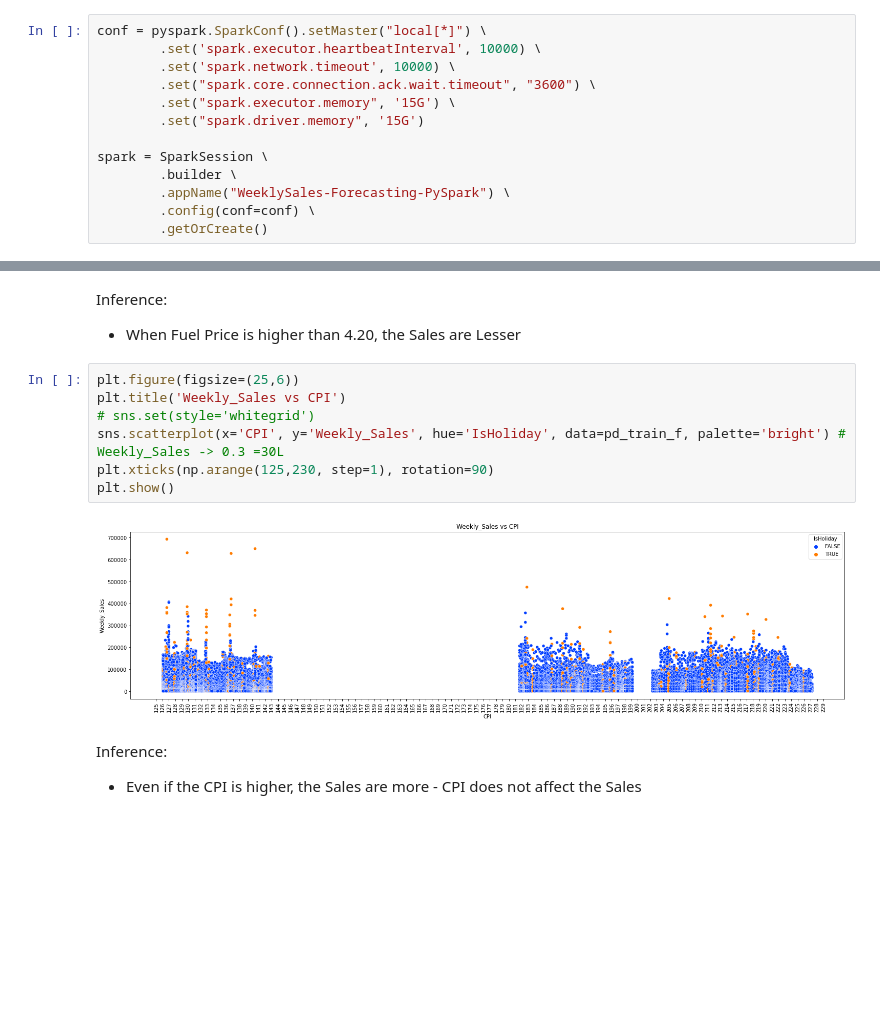
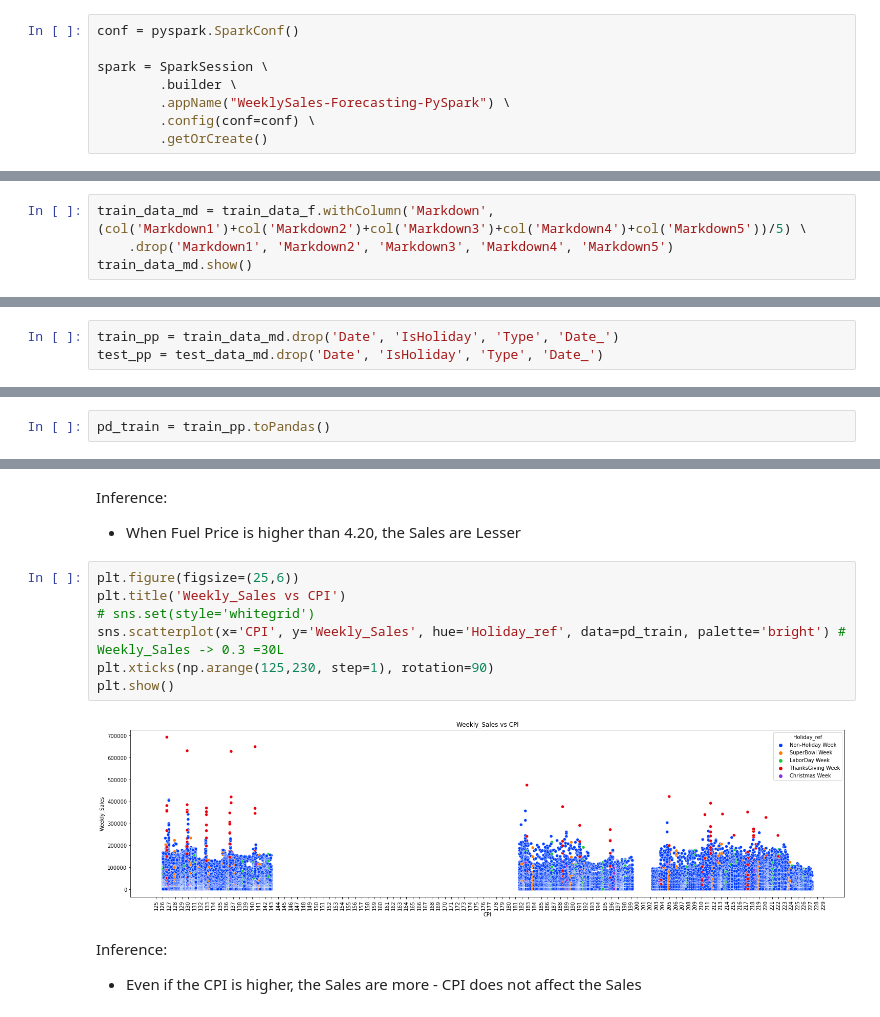
Before and after one commit to meagaram/ME-Project, a Jupyter notebook: weeklysales-forecasting-pyspark.ipynb, the cells around one changed output, grey strips where cells are left out. Drawn from its saved outputs; the diff is of its cells as text; blank space fills up the shorter version.

```diff
--- a/weeklysales-forecasting-pyspark.ipynb
+++ b/weeklysales-forecasting-pyspark.ipynb
@@ -49,12 +49,7 @@ TEST_PATH = r'D:\ME\Project\walmart-recruiting-store-sales-forecasting\test.csv'
 TRAIN_PATH = r'D:\ME\Project\walmart-recruiting-store-sales-forecasting\train.csv'
 SAMPLE_SUBMISSION_PATH = r'D:\ME\Project\walmart-recruiting-store-sales-forecasting\sampleSubmission.csv'
 # %%
-conf = pyspark.SparkConf().setMaster("local[*]") \
-        .set('spark.executor.heartbeatInterval', 10000) \
-        .set('spark.network.timeout', 10000) \
-        .set("spark.core.connection.ack.wait.timeout", "3600") \
-        .set("spark.executor.memory", '15G') \
-        .set("spark.driver.memory", '15G')
+conf = pyspark.SparkConf()
 
 spark = SparkSession \
         .builder \
@@ -492,0 +445,4 @@ only showing top 20 rows
+# %%
+train_data_md = train_data_f.withColumn('Markdown', (col('Markdown1')+col('Markdown2')+col('Markdown3')+col('Markdown4')+col('Markdown5'))/5) \
+    .drop('Markdown1', 'Markdown2', 'Markdown3', 'Markdown4', 'Markdown5')
+train_data_md.show()
@@ -492,0 +481,3 @@ only showing top 20 rows
+# %%
+train_pp = train_data_md.drop('Date', 'IsHoliday', 'Type', 'Date_')
+test_pp = test_data_md.drop('Date', 'IsHoliday', 'Type', 'Date_')
@@ -497,3 +496,5 @@ pd_train_f = train_data_f.toPandas()
+# %%
+pd_train = train_pp.toPandas()
 # %%
 plt.figure(figsize=(12,6))
 plt.title('Mean of Sales over weeks')
@@ -582,12 +583,12 @@ Inference:
 # %%
 plt.figure(figsize=(25,6))
 plt.title('Weekly_Sales vs CPI')
 # sns.set(style='whitegrid')
-sns.scatterplot(x='CPI', y='Weekly_Sales', hue='IsHoliday', data=pd_train_f, palette='bright') # Weekly_Sales -> 0.3 =30L
+sns.scatterplot(x='CPI', y='Weekly_Sales', hue='Holiday_ref', data=pd_train, palette='bright') # Weekly_Sales -> 0.3 =30L
 plt.xticks(np.arange(125,230, step=1), rotation=90)
 plt.show()
 # %% [output]
-[figure, old version]
+[figure, new version]
 # %% [markdown]
 Inference:
 * Even if the CPI is higher, the Sales are more - CPI does not affect the Sales
```
Also changed, not shown: parts of 27 cells of this notebook.
